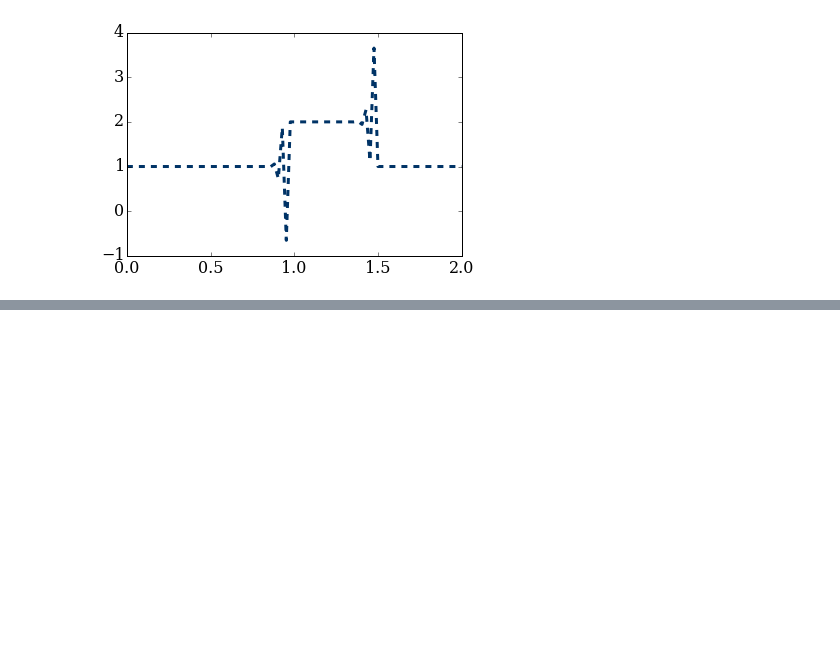
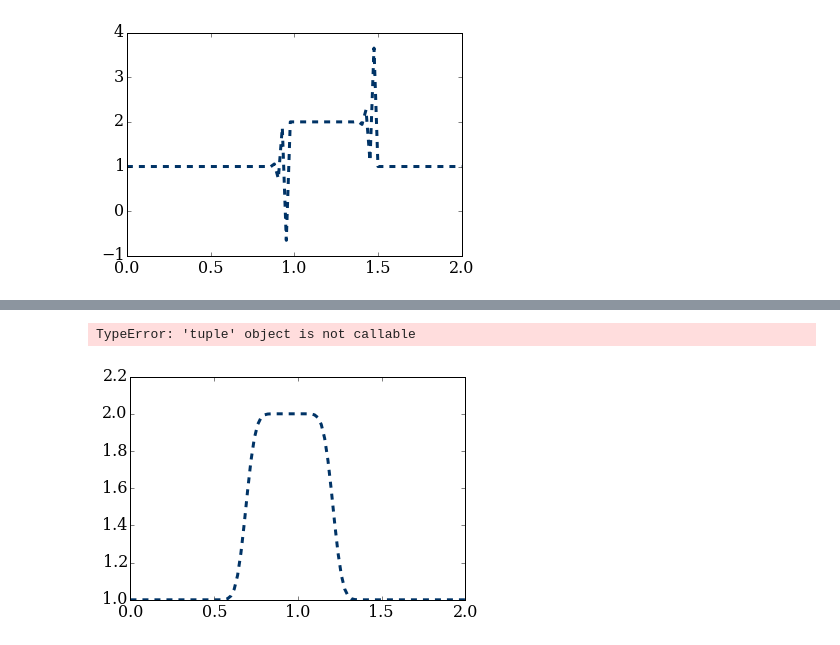
Before and after one commit to cdigangi8/working_dir, a Jupyter notebook: working/Module_2.02.ipynb, the cells around one changed output, grey strips where cells are left out. Drawn from its saved outputs; the diff is of its cells as text; code cells hidden in the pictures; blank space fills up the shorter version.

```diff
--- a/working/Module_2.02.ipynb
+++ b/working/Module_2.02.ipynb
@@ -60,0 +110,5 @@ TypeError: 'tuple' object is not callable
+# %%
+linearconv(101)
+# %% [output]
+TypeError: 'tuple' object is not callable
+[figure, added]
```
Also changed, not shown: parts of 7 cells of this notebook.
